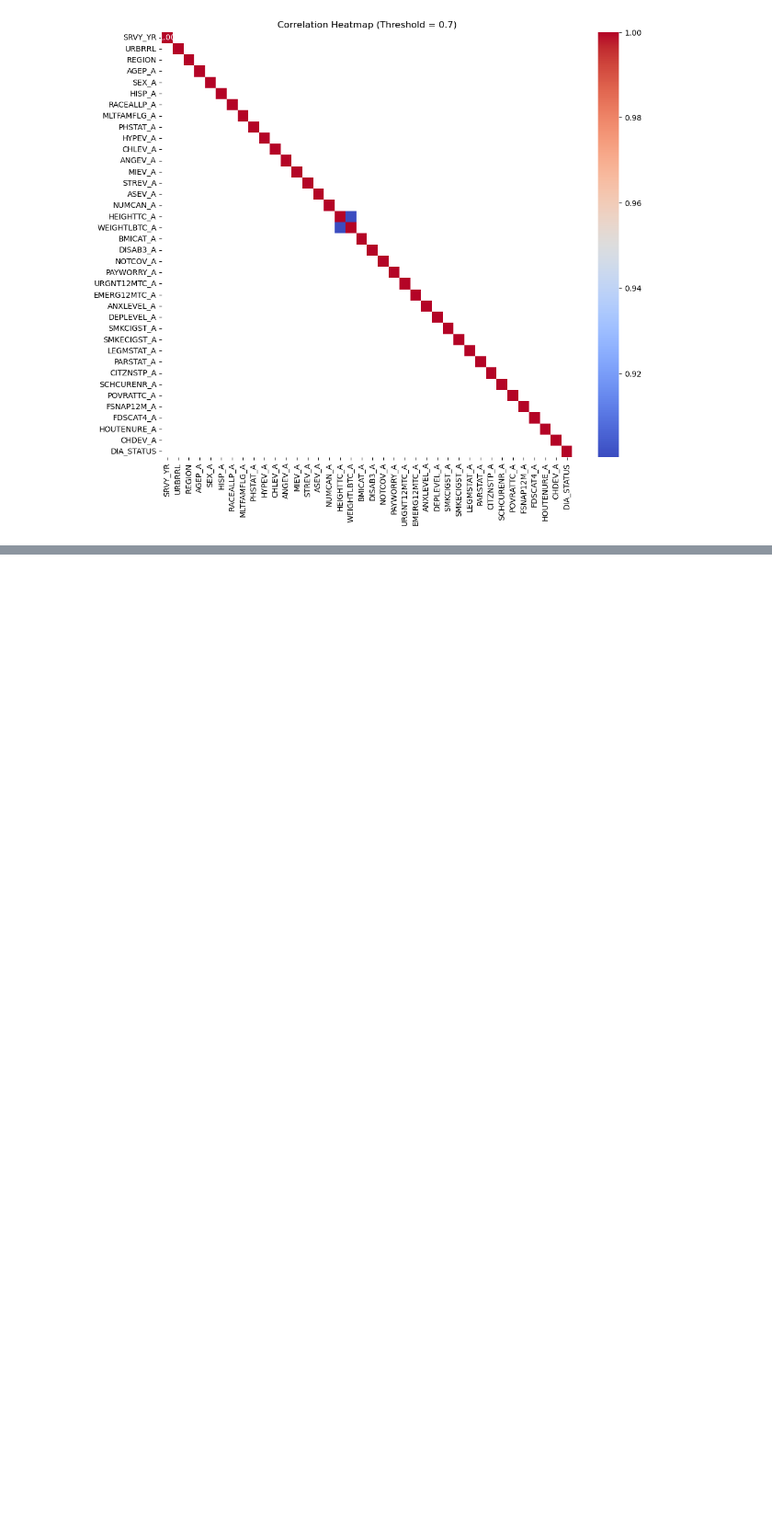
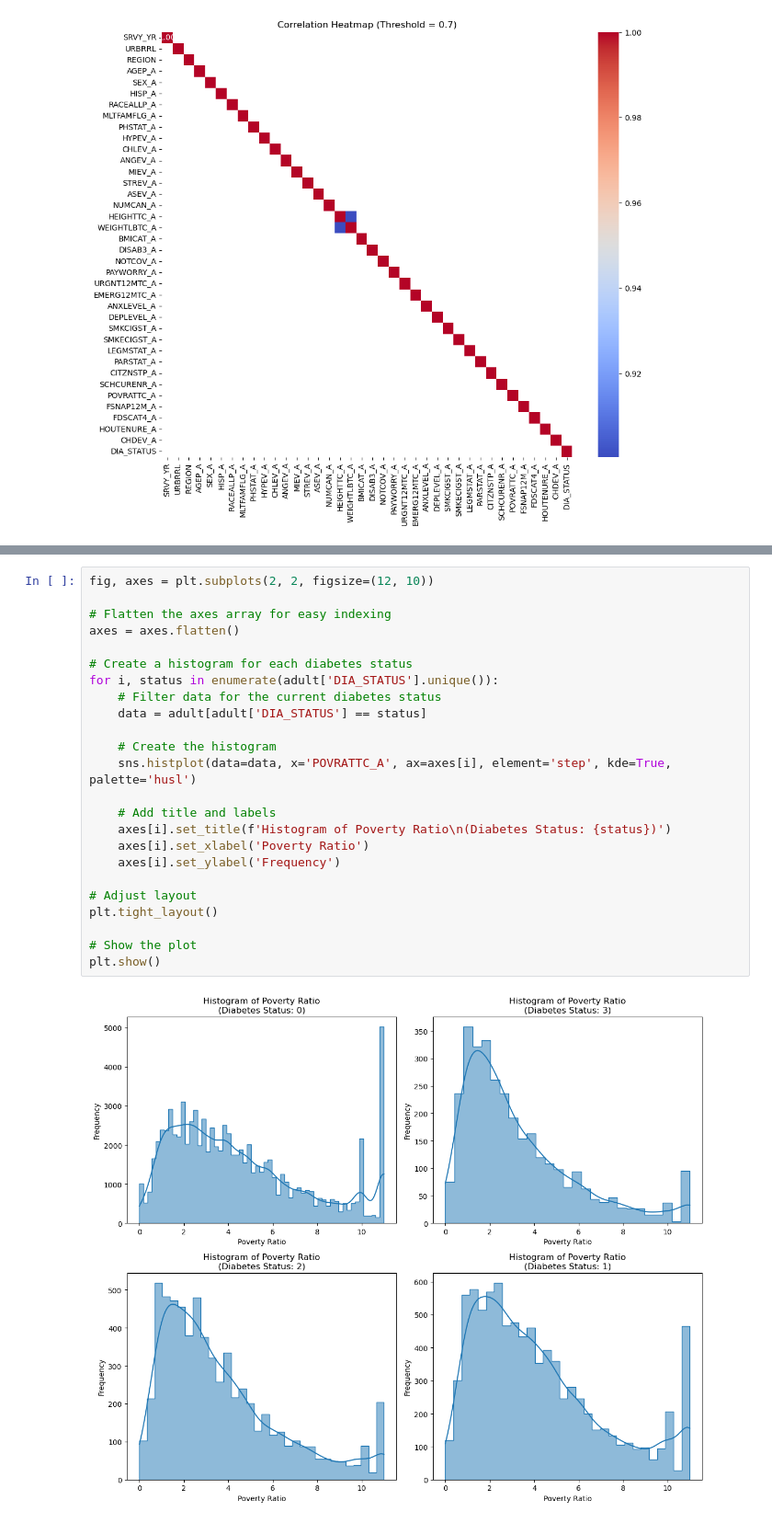
Before and after one commit to MarkusHoyt/Group1_capstone, a Jupyter notebook: TD_Team_1_eda_code.ipynb, the cells around one changed output, grey strips where cells are left out. Shown: that part at 92% size. Saved outputs shown, nothing was run; the diff lists cells and outputs as text; blank space fills up the shorter version.

```diff
--- a/TD_Team_1_eda_code.ipynb
+++ b/TD_Team_1_eda_code.ipynb
@@ -49,0 +124,26 @@ plt.show()
+# %%
+fig, axes = plt.subplots(2, 2, figsize=(12, 10))
+
+# Flatten the axes array for easy indexing
+axes = axes.flatten()
+
+# Create a histogram for each diabetes status
+for i, status in enumerate(adult['DIA_STATUS'].unique()):
+    # Filter data for the current diabetes status
+    data = adult[adult['DIA_STATUS'] == status]
+
+    # Create the histogram
+    sns.histplot(data=data, x='POVRATTC_A', ax=axes[i], element='step', kde=True, palette='husl')
+
+    # Add title and labels
+    axes[i].set_title(f'Histogram of Poverty Ratio\n(Diabetes Status: {status})')
+    axes[i].set_xlabel('Poverty Ratio')
+    axes[i].set_ylabel('Frequency')
+
+# Adjust layout
+plt.tight_layout()
+
+# Show the plot
+plt.show()
+# %% [output]
+[figure, added]
```
Also changed, not shown: parts of 6 cells of this notebook.
